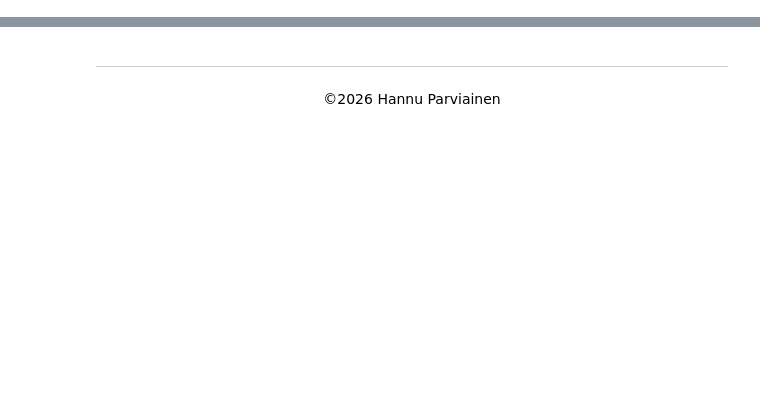
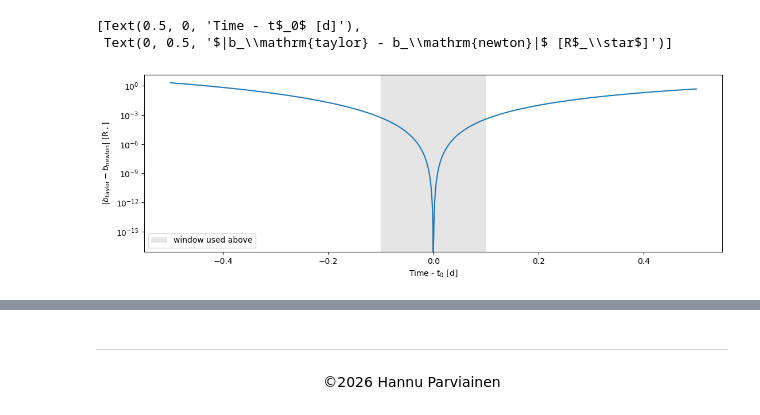
Before and after one commit to hpparvi/MeepMeep, a Jupyter notebook: notebooks/single_point_2d.ipynb, the cells around one changed output, grey strips where cells are left out. Saved outputs shown, nothing was run; the diff lists cells and outputs as text; code cells hidden in the pictures; blank space fills up the shorter version.

```diff
--- a/notebooks/single_point_2d.ipynb
+++ b/notebooks/single_point_2d.ipynb
@@ -60,0 +171,17 @@ for j, dp in enumerate(dy.T):
+# %%
+from meepmeep.backends.numba.newton import xyz_newton_v
+
+times_w = linspace(t0 - 0.5, t0 + 0.5, 2000)
+b_taylor = sep(times_w, t0, p, c, tk)
+xn, yn, zn = xyz_newton_v(times_w, t0, p, a, i, e, w)
+b_newton = sqrt(xn**2 + yn**2)
+
+fig, ax = subplots()
+ax.semilogy(times_w - t0, abs(b_taylor - b_newton))
+ax.axvspan(-0.1, 0.1, fc='k', alpha=0.1, label='window used above')
+ax.legend()
+setp(ax, xlabel='Time - t$_0$ [d]', ylabel=r'$|b_\mathrm{taylor} - b_\mathrm{newton}|$ [R$_\star$]')
+# %% [output]
+[Text(0.5, 0, 'Time - t$_0$ [d]'),
+ Text(0, 0.5, '$|b_\\mathrm{taylor} - b_\\mathrm{newton}|$ [R$_\\star$]')]
+[figure, added]
```
Also changed, not shown: parts of 38 cells of this notebook.
